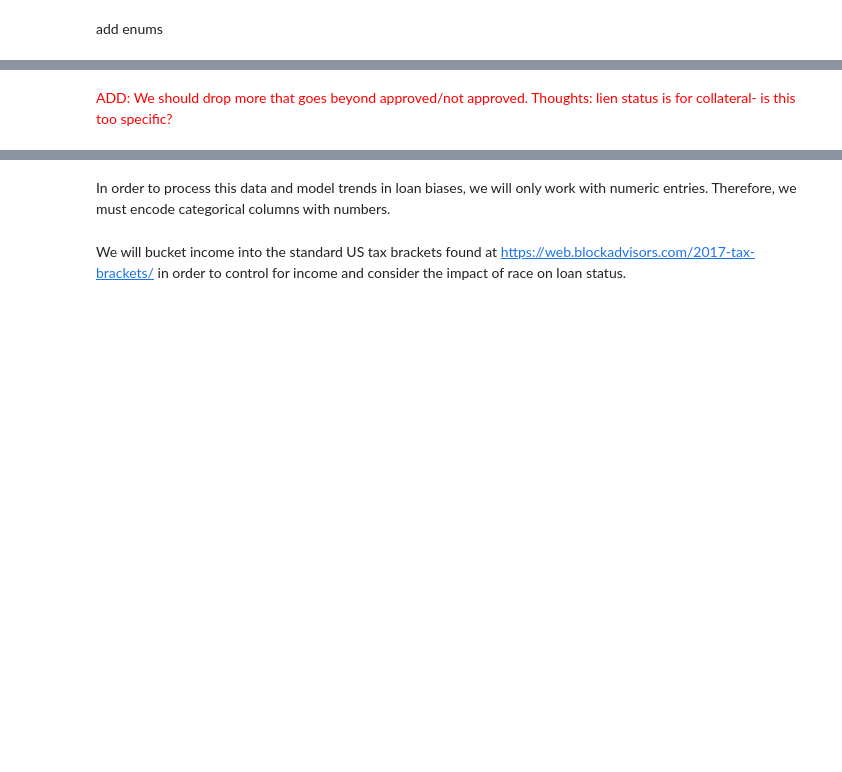
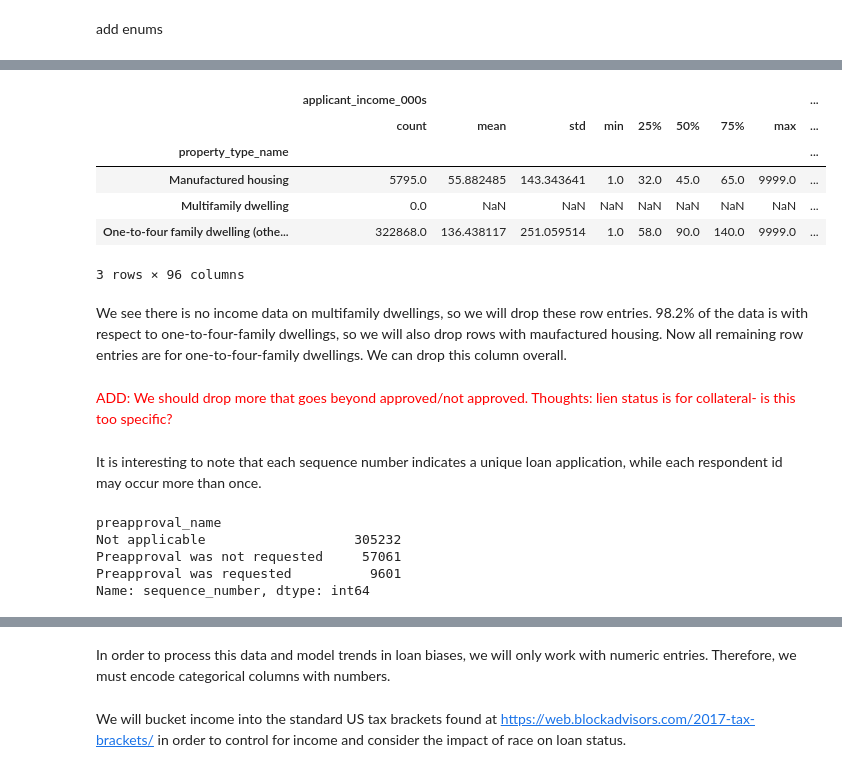
Before and after one commit to cteicher-m/loanBiases, a Jupyter notebook: pre-processing.ipynb, the cells around one changed output, grey strips where cells are left out. Drawn from its saved outputs; the diff is of its cells as text; code cells hidden in the pictures; blank space fills up the shorter version.

```diff
--- a/pre-processing.ipynb
+++ b/pre-processing.ipynb
@@ -132,0 +189,12 @@ df_test.groupby('agency_abbr').respondent_id.count()#apply(lambda x: x.nunique()
+# %%
+df_test.groupby('property_type_name').describe()
+# %% [output]
+|  | applicant_income_000s |  |  |  |  |  |  |  | ... |
+|  | count | mean | std | min | 25% | 50% | 75% | max | ... |
+| property_type_name |  |  |  |  |  |  |  |  | ... |
+| Manufactured housing | 5795.0 | 55.882485 | 143.343641 | 1.0 | 32.0 | 45.0 | 65.0 | 9999.0 | ... |
+| Multifamily dwelling | 0.0 | NaN | NaN | NaN | NaN | NaN | NaN | NaN | ... |
+| One-to-four family dwelling (othe... | 322868.0 | 136.438117 | 251.059514 | 1.0 | 58.0 | 90.0 | 140.0 | 9999.0 | ... |
+3 rows × 96 columns
+# %% [markdown]
+We see there is no income data on multifamily dwellings, so we will drop these row entries. 98.2% of the data is with respect to one-to-four-family dwellings, so we will also drop rows with maufactured housing. Now all remaining row entries are for one-to-four-family dwellings. We can drop this column overall.
@@ -133,2 +205,12 @@ df_test.groupby('agency_abbr').respondent_id.count()#apply(lambda x: x.nunique()
 # %% [markdown]
 <font color='red'>ADD: We should drop more that goes beyond approved/not approved. Thoughts: lien status is for collateral- is this too specific? </font>
+# %% [markdown]
+It is interesting to note that each sequence number indicates a unique loan application, while each respondent id may occur more than once.
+# %%
+df_test.groupby('preapproval_name').sequence_number.count()
+# %% [output]
+preapproval_name
+Not applicable                   305232
+Preapproval was not requested     57061
+Preapproval was requested          9601
+Name: sequence_number, dtype: int64
```
Also changed, not shown: parts of 23 cells of this notebook.
